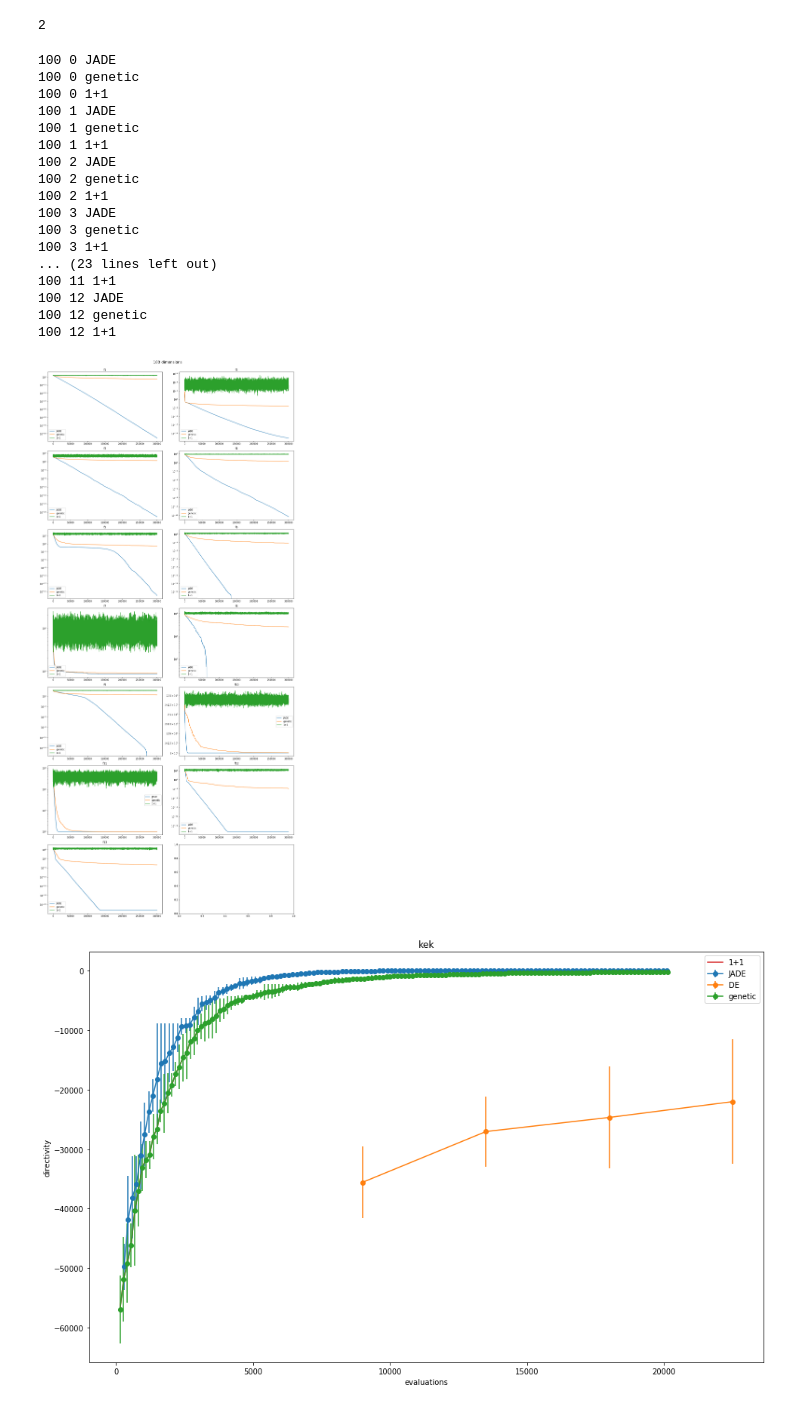
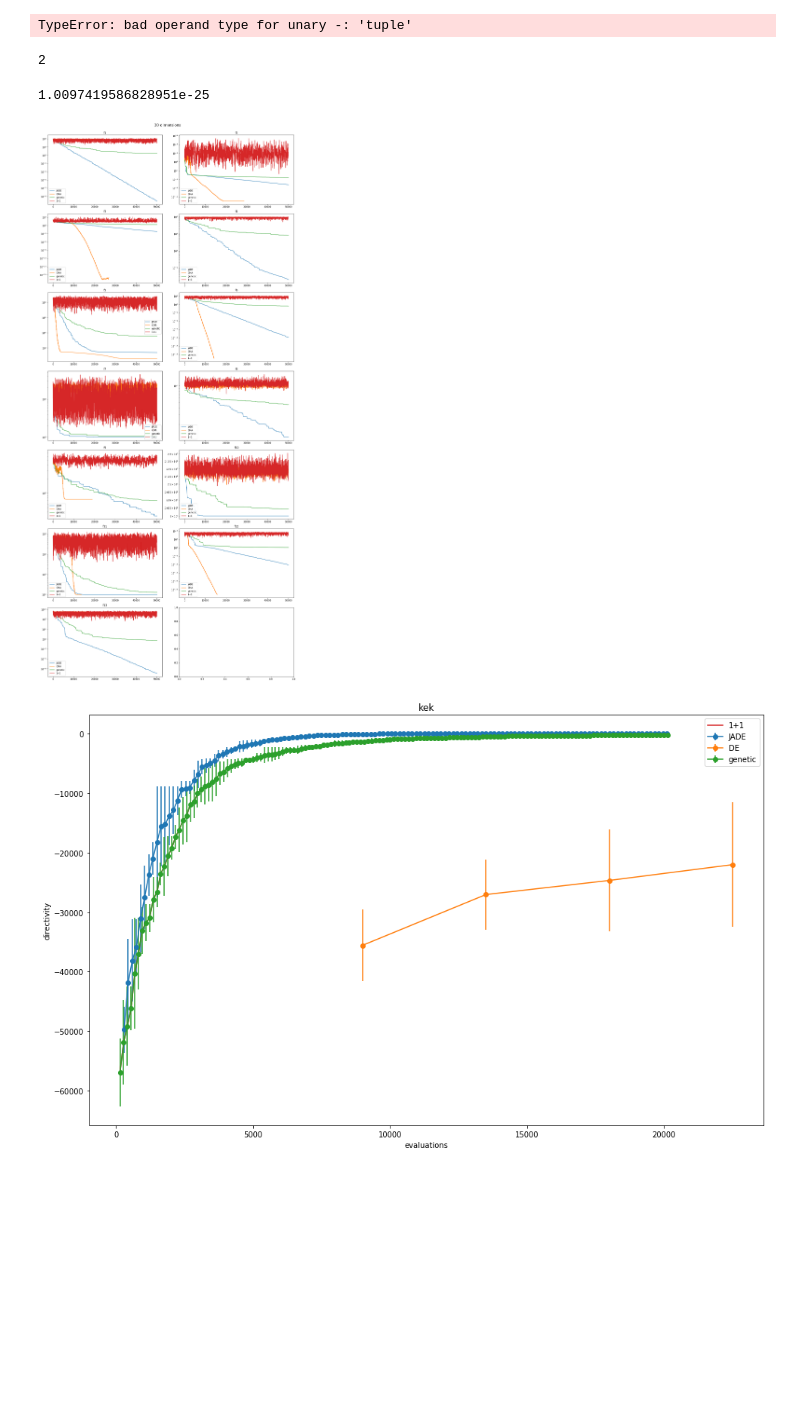
Before and after one commit to BioRyajenka/antennae-directivity-optimization, a Jupyter notebook: Evaluations.ipynb, the cells around one changed output. Drawn from its saved outputs; the diff is of its cells as text; code cells hidden in the pictures; blank space fills up the shorter version.

```diff
--- a/Evaluations.ipynb
+++ b/Evaluations.ipynb
@@ -82,4 +128,4 @@ def run_evaluations(runs=50, *args, **kwargs):
         res.append(hist)
     return np.array(res)
 # %%
-r = run_evaluations(runs=10, func_n=1, dims=30, algo='1+1', n_it=30000)
+r = run_evaluations(runs=10, func_n=1, dims=30, algo='CMA', n_it=10000)
@@ -104,27 +134,37 @@ json.dump(res, open("results/f/results.json", 'w'), cls=NumpyEncoder)
 
 res = {}
 
-for (n_it, dims) in [(100000, 30), (300000, 100)]: # [(30000, 30)]:
+for (n_it, dims) in [(50000, 30), (100000, 100)]:
     res[dims] = {}
     for func_n in range(1, 14):
         res[dims][func_n] = {}
         print(f"{dims} f{func_n}")
-        for algo in ['1+1']:#['JADE', 'DE', 'genetic', '1+1']:
+        for algo in ['JADE', 'CMA', 'genetic', '1+1']: #'DE',
             print(f"{algo}")
-            r = run_evaluations(runs=5, func_n=func_n, dims=30, algo=algo, n_it=n_it)
+            if algo == 'CMA':
+                RUNS=10
+            else:
+                RUNS=5
+            r = run_evaluations(runs=RUNS, func_n=func_n, dims=dims, algo=algo, n_it=n_it, corrupt_first_guess=True)
 
-            if algo == '1+1':
+            if algo == '1+1' or algo == 'CMA':
                 length = min(map(len, r))
                 r = np.array([np.array(xi)[:length] for xi in r])
             else:
                 r = np.array(r)
             ggr=r
 
-            mean = r.mean(axis=0)
+            #mean = r.mean(axis=0)
+            #max_ = r.max(axis=0)
+            min_ = r[0]
+            for cand in r:
+                if cand[-1,1] < min_[-1,1]:
+                    min_=cand
+
             error = r.max(axis=0) - r.mean(axis=0)
 
-            res[dims][func_n][algo] = (mean, error[:,1])
+            res[dims][func_n][algo] = (min_, error[:,1])
 
-json.dump(res, open("results/f/temp_res.json", 'w'), cls=NumpyEncoder)
+save(res, "results/f/temp_res.json")
 # %% [output]
 30 f1
@@ -147,56 +188,51 @@ Wall time: 1h 38min 52s
 # %%
-for dims in [30, 100]:
+for (n_it, dims) in [(100000, 30), (300000, 100)]:
     for func_n in range(1, 14):
-        all_res[dims][func_n]["1+1"]=res[dims][func_n]["1+1"]
+        small_res = res[dims][func_n]["CMA"]
+        rest = small_res
+        all_res[dims][func_n]["CMA"]= small_res
+# %% [output]
+TypeError: bad operand type for unary -: 'tuple'
 # %%
 res = all_res
 # %%
 min(map(len, res[30][1]["JADE"][0]))
 # %% [output]
 2
+# %%
+for dims in [30, 100]:
+    for func_n in range(1, 14):
+        res[dims][func_n]['CMA']=res
+# %%
+res[100][1]['CMA'][0][:,1].min()
+# %% [output]
+1.0097419586828951e-25
 # %%
 fig, axes = plt.subplots(7, 2, figsize=(16,5*7))
 
-dims = 100
+dims = 30
 fig.suptitle(f'{dims} dimensions', fontsize=16)
 for func_n in range(0, 13):
     ax = axes[func_n // 2, func_n % 2]
     ax.set_title(f"f{func_n + 1}")
 
-    for algo in ['JADE', 'genetic', '1+1']:
+    for algo in ['1+1', 'JADE', 'CMA', 'genetic']:
         r = res[dims][func_n + 1][algo]
 
         xs = r[0][:,0]
         ys = -r[0][:,1]
         error = r[1]
         if True or algo == '1+1':
             ax.plot(xs, ys, label=algo)
         else:
             ax.errorbar(xs, ys, yerr=error, fmt='-o', label=algo)
         ax.set_yscale('log')
         ax.legend();
 
 fig.tight_layout()
 fig.subplots_adjust(top=0.96)
 # %% [output]
-100 0 JADE
-100 0 genetic
-100 0 1+1
-100 1 JADE
-100 1 genetic
-100 1 1+1
-100 2 JADE
-100 2 genetic
-100 2 1+1
-100 3 JADE
-100 3 genetic
-100 3 1+1
-... (23 lines left out)
-100 11 1+1
-100 12 JADE
-100 12 genetic
-100 12 1+1
-[figure, old version]
+[figure, new version]
 # %%
 plt.figure(figsize=(16,10))
 plt.xlabel("evaluations")
```
Also changed, not shown: parts of 6 cells of this notebook, 3 other files.
